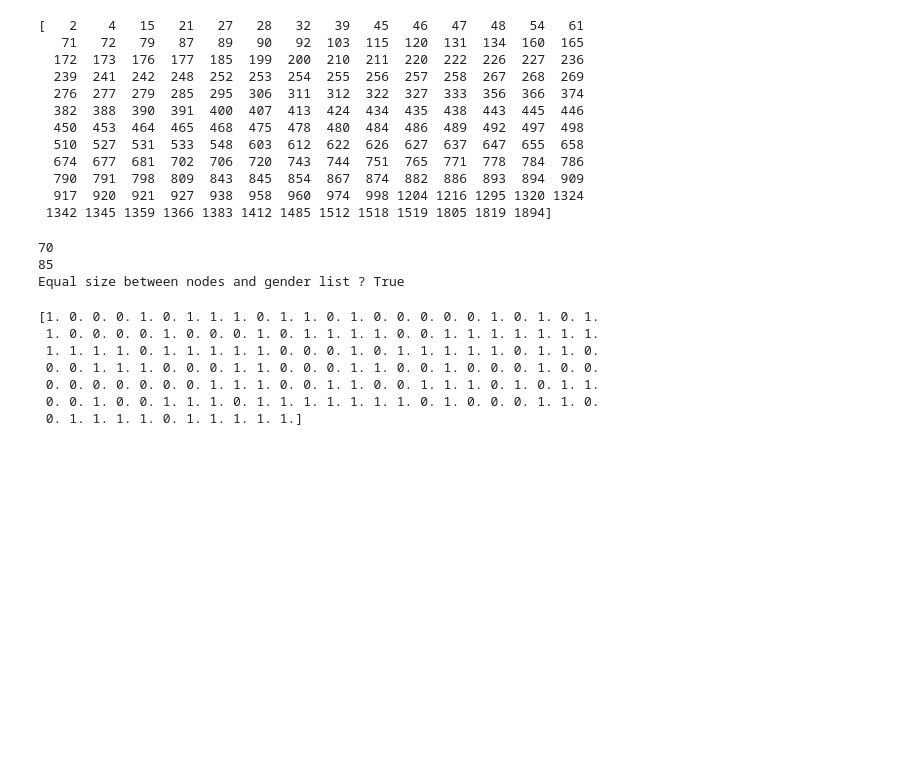
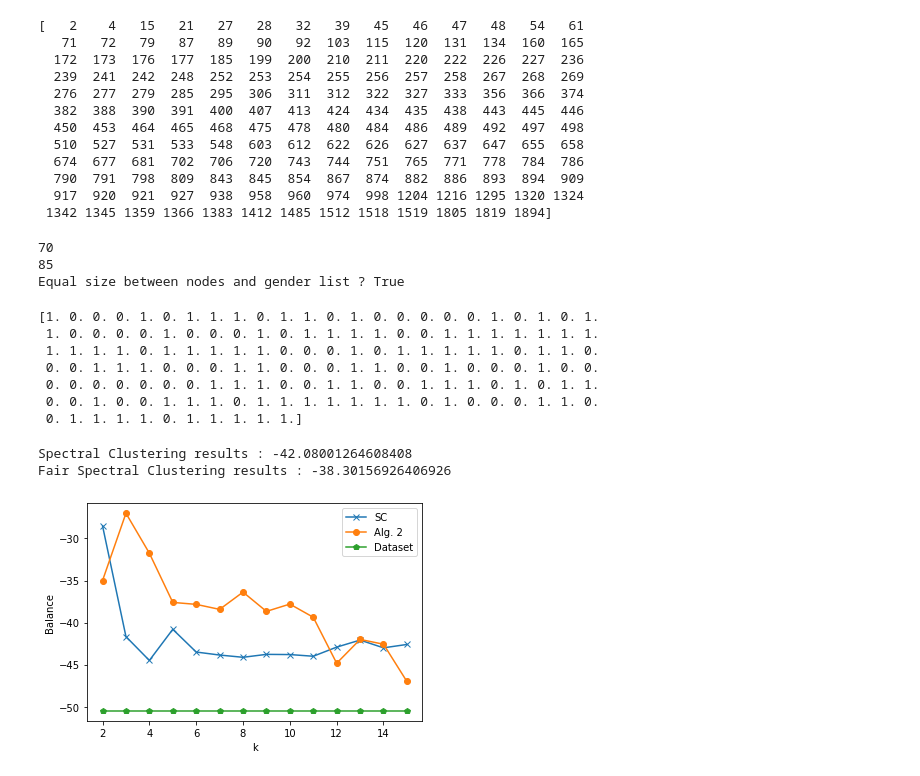
Before and after one commit to Klodivio355/Fairness_Clustering, a Jupyter notebook: FacebookNET.ipynb, the cells around one changed output. Drawn from its saved outputs; the diff is of its cells as text; code cells hidden in the pictures; blank space fills up the shorter version.

```diff
--- a/FacebookNET.ipynb
+++ b/FacebookNET.ipynb
@@ -221,3 +255,24 @@ print(gender_partition)
+# %%
+axis_x = np.arange(2, 16, 1)
+
+plt.plot(axis_x, unfair_results, label = 'SC', marker='x')
+plt.plot(axis_x, fair_results, label = 'Alg. 2', marker='o')
+plt.plot(axis_x, dataset_fairness, label = 'Dataset', marker='p')
+
+print('Spectral Clustering results :', np.mean(unfair_results))
+print('Fair Spectral Clustering results :', np.mean(fair_results))
+plt.xlabel('k')
+# Set the y axis label of the current axis.
+plt.ylabel('Balance')
+# Set a title of the current axes.
+# show a legend on the plot
+plt.legend()
+# Display a figure.
+plt.show()
+# %% [output]
+Spectral Clustering results : -42.08001264608408
+Fair Spectral Clustering results : -38.30156926406926
+[figure, added]
 # %%
 fair_results = []
 unfair_results = []
```
Also changed, not shown: parts of 8 cells of this notebook, 5 other files.
